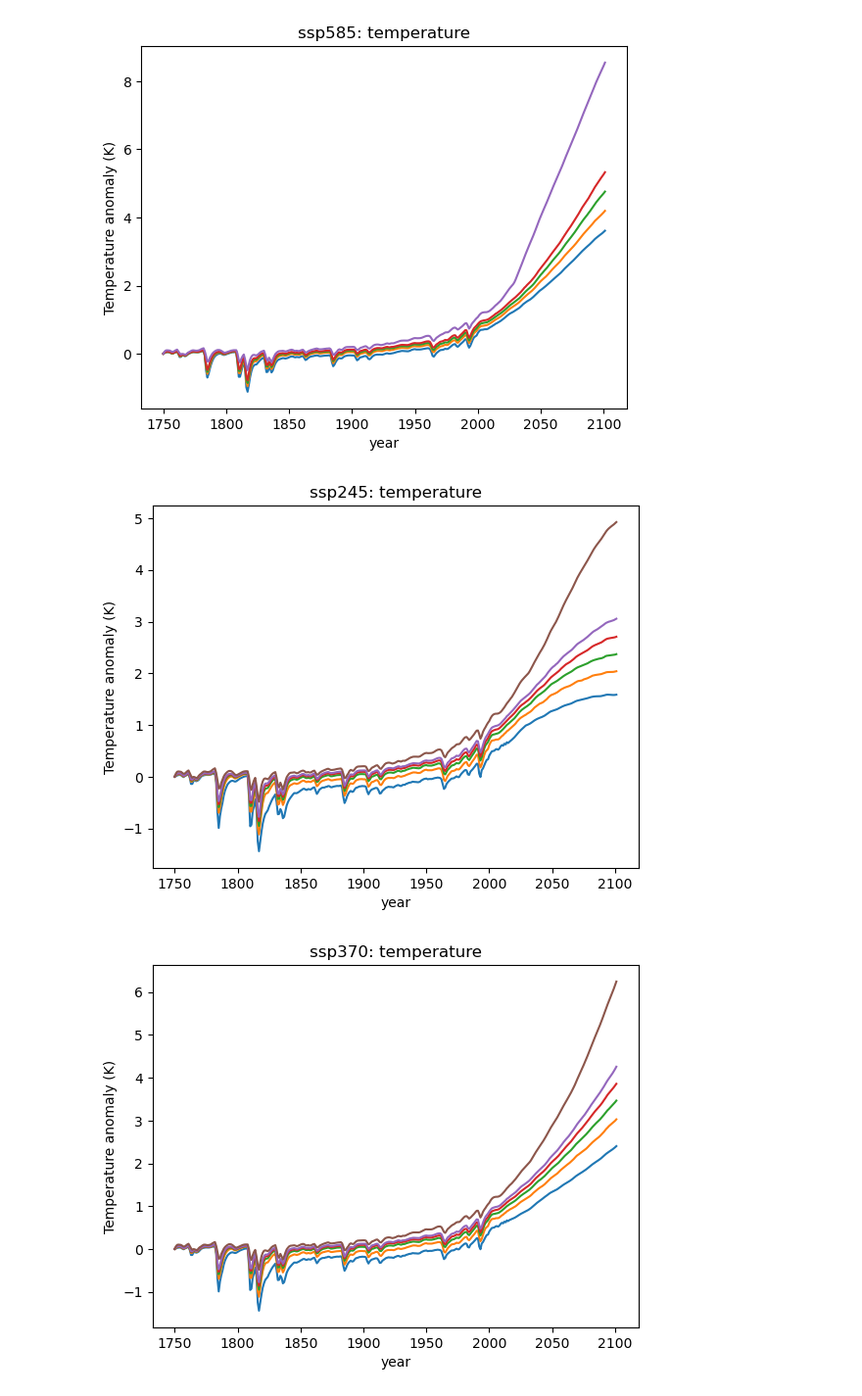
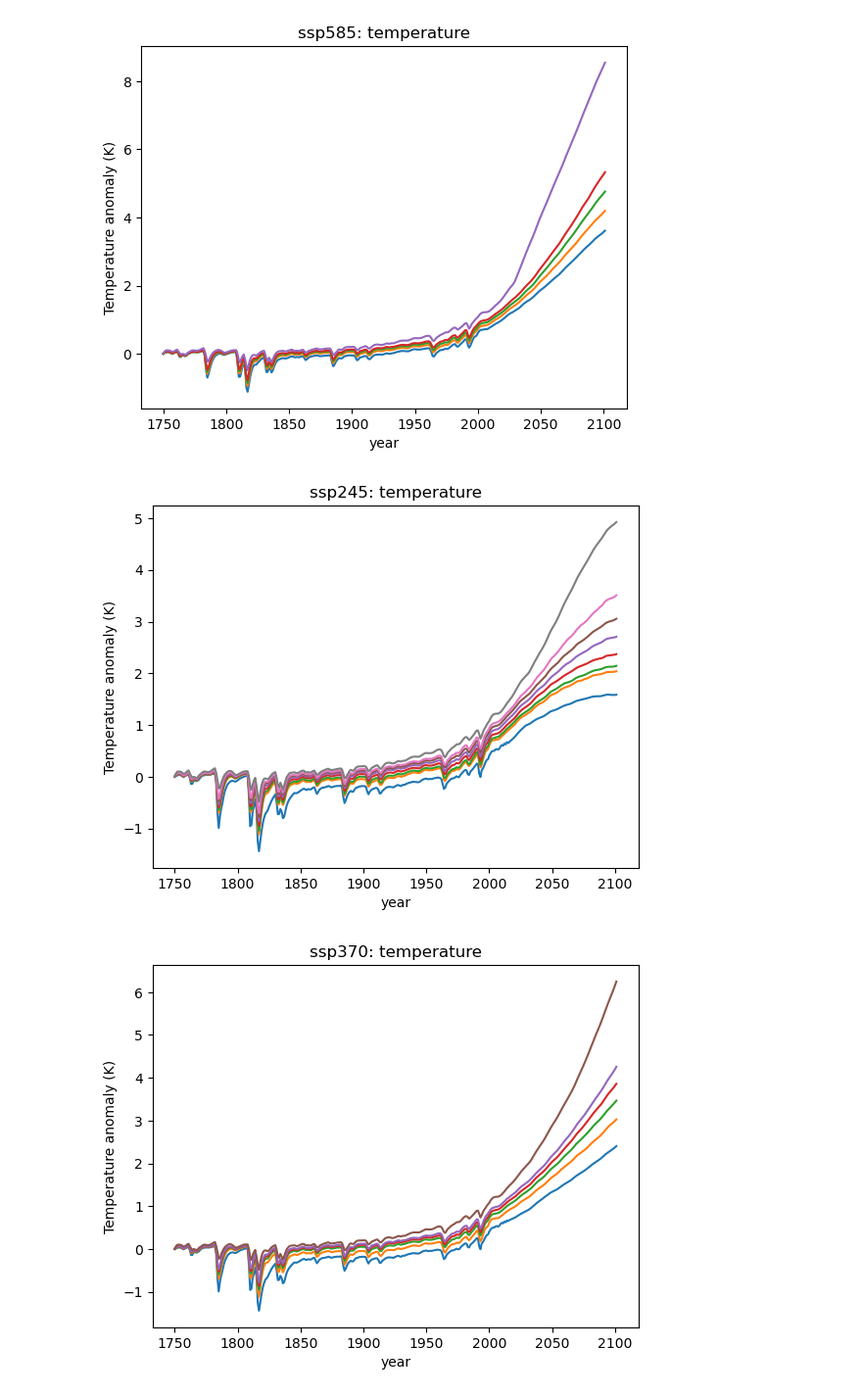
Before and after one commit to camillamathison/fair-play, a Jupyter notebook: notebooks/FaIR2.2-SSPs.ipynb, the cells around one changed output. Shown at 98% size. Cells and saved outputs as stored; diff of their text form; code cells hidden in the pictures.

Commit message:
added more plots and output

```diff
--- a/notebooks/FaIR2.2-SSPs.ipynb
+++ b/notebooks/FaIR2.2-SSPs.ipynb
@@ -475,13 +475,13 @@ for perc in [5,25,50,75,100]:
 # %% [output]
 [figure]
 # %%
-for perc in [0, 5,25,50,75,100]:
+for perc in [0, 5,10,25,50,75,90,100]:
     pl.plot(f.timebounds[:352], np.percentile(f.temperature.loc[dict(scenario='ssp245', layer=0)],perc, axis=1)[:352], label=f.configs)
     pl.title('ssp245: temperature')
     pl.xlabel('year')
     pl.ylabel('Temperature anomaly (K)')
 # %% [output]
-[figure, old version]
+[figure, new version]
 # %%
 for perc in [0, 5,25,50,75,100]:
     pl.plot(f.timebounds[:352], np.percentile(f.temperature.loc[dict(scenario='ssp370', layer=0)],perc, axis=1)[:352], label=f.configs)
```
Also changed, not shown: parts of 13 cells of this notebook.
